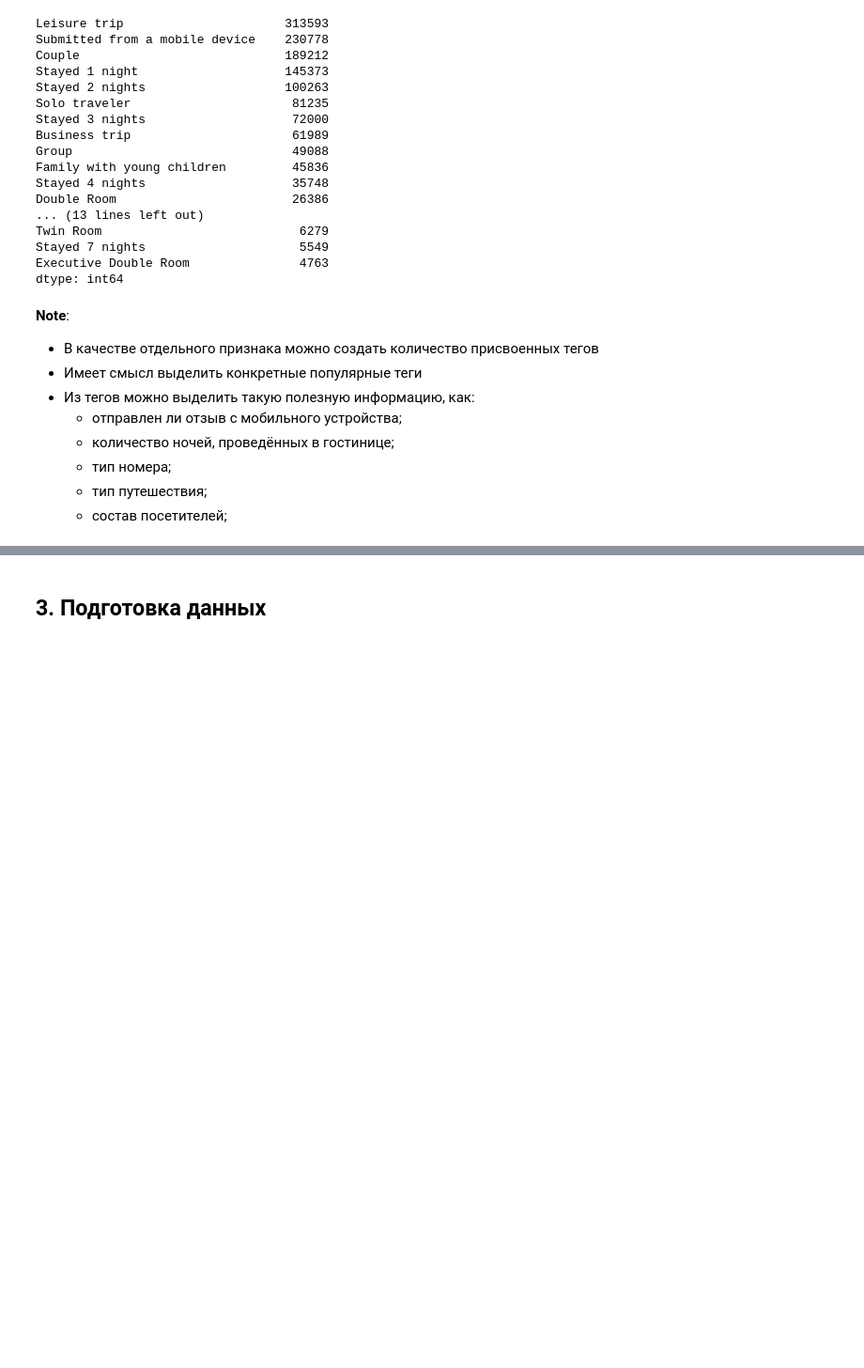
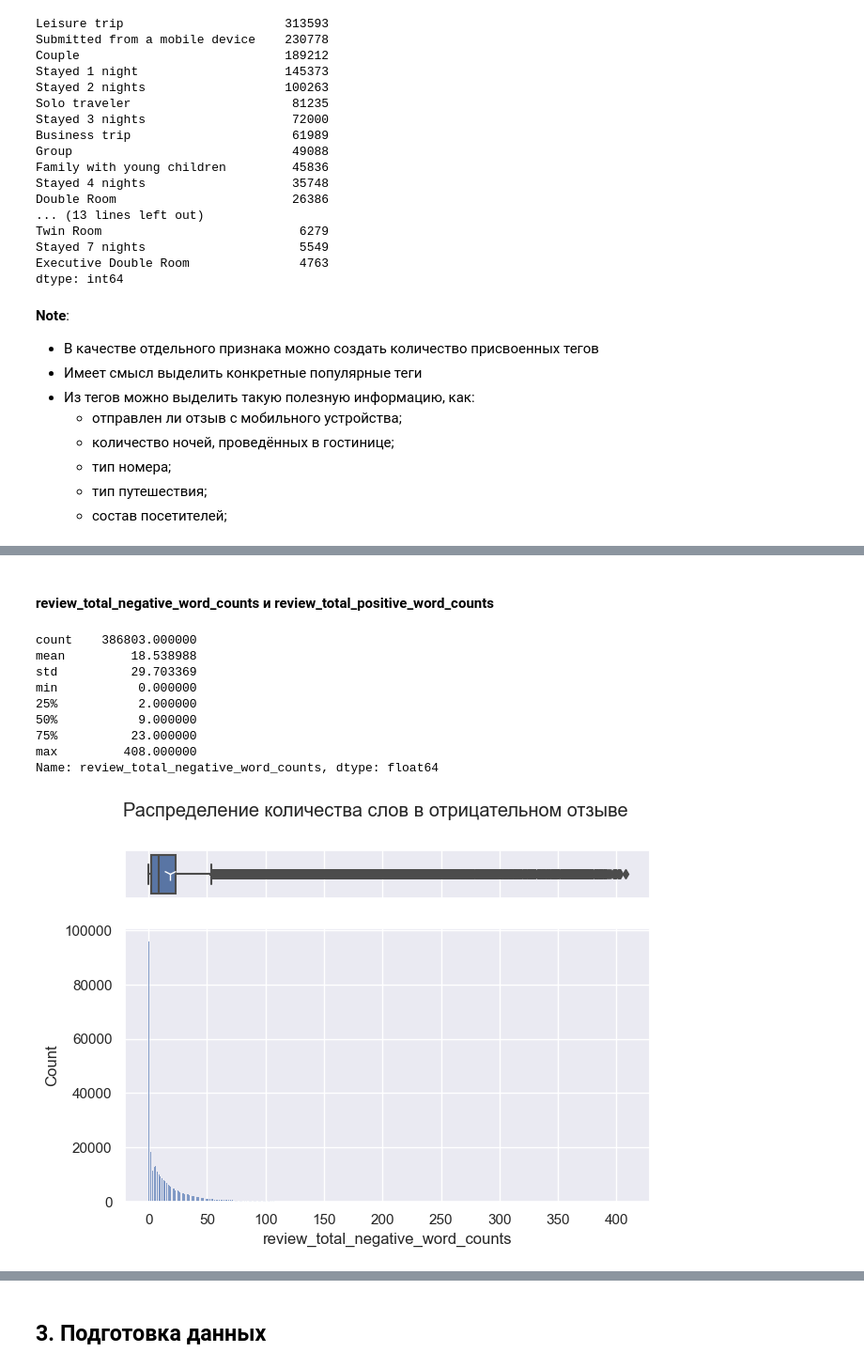
Before and after one commit to mvulf/sf_data_science, a Jupyter notebook: project_3/EDA_hotels.ipynb, the cells around one changed output, grey strips where cells are left out. Shown at 94% size. Saved outputs shown, nothing was run; the diff lists cells and outputs as text; code cells hidden in the pictures; blank space fills up the shorter version.

```diff
--- a/project_3/EDA_hotels.ipynb
+++ b/project_3/EDA_hotels.ipynb
@@ -311,0 +513,16 @@ dtype: int64
+# %% [markdown]
+#### **review_total_negative_word_counts** и **review_total_positive_word_counts**
+# %%
+display(hotels['review_total_negative_word_counts'].describe())
+box_hist_plot(hotels, 'review_total_negative_word_counts', 'Распределение количества слов в отрицательном отзыве')
+# %% [output]
+count    386803.000000
+mean         18.538988
+std          29.703369
+min           0.000000
+25%           2.000000
+50%           9.000000
+75%          23.000000
+max         408.000000
+Name: review_total_negative_word_counts, dtype: float64
+[figure, added]
```
Also changed, not shown: parts of 29 cells of this notebook.
